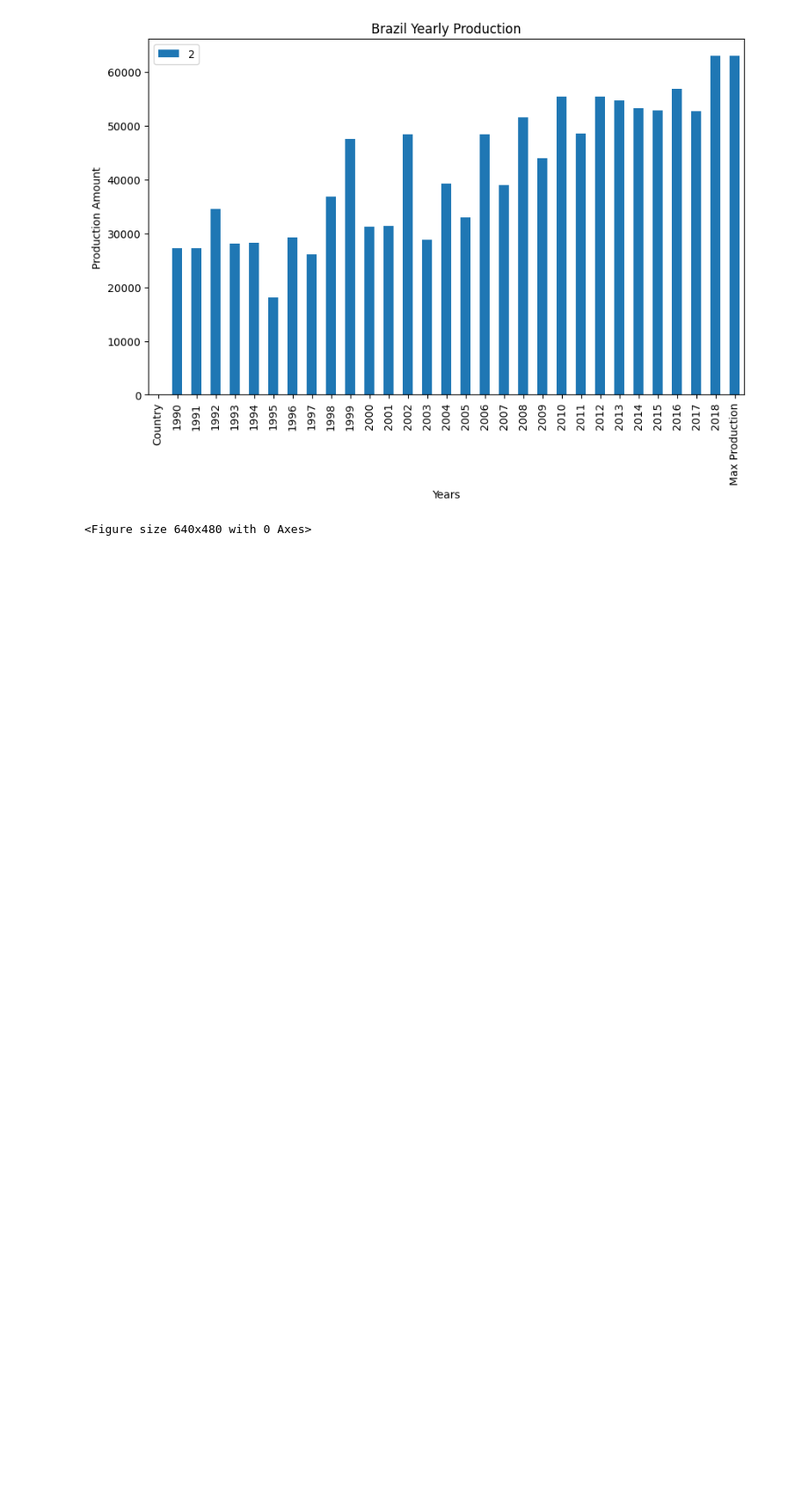
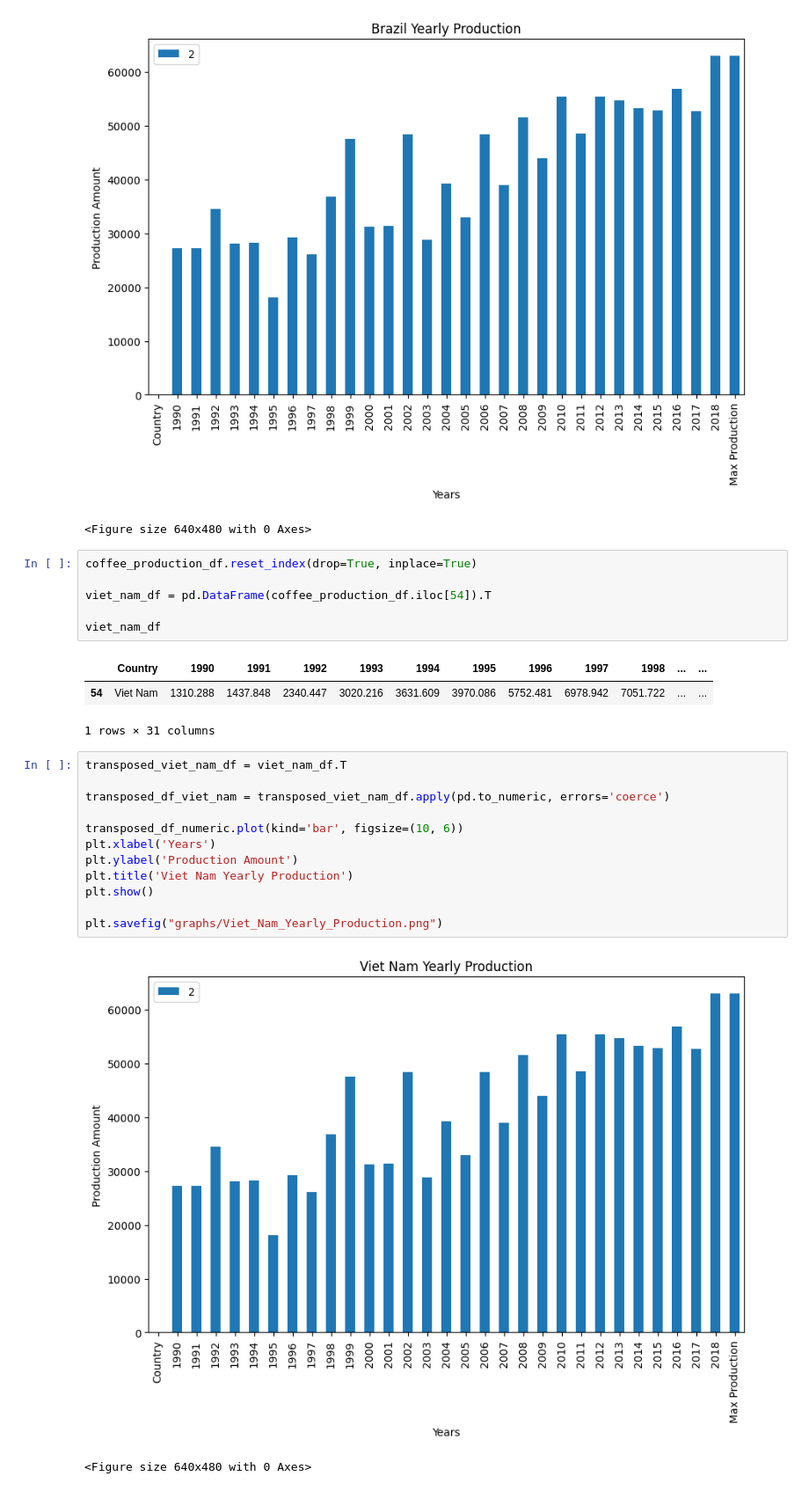
Before and after one commit to colinroberts-data-analytics-portfolio/project1, a Jupyter notebook: Coffee_Production.ipynb, the cells around one changed output. Shown at 88% size. Cells and saved outputs as stored; diff of their text form; blank space fills up the shorter version.

Commit message:
Adding more graphs

```diff
--- a/Coffee_Production.ipynb
+++ b/Coffee_Production.ipynb
@@ -226,3 +226,28 @@ plt.savefig("graphs/Brazil_Yearly_Production.png")
 # %% [output]
 [figure]
 <Figure size 640x480 with 0 Axes>
+# %%
+coffee_production_df.reset_index(drop=True, inplace=True)
+
+viet_nam_df = pd.DataFrame(coffee_production_df.iloc[54]).T
+
+viet_nam_df
+# %% [output]
+|  | Country | 1990 | 1991 | 1992 | 1993 | 1994 | 1995 | 1996 | 1997 | 1998 | ... | ... |
+| 54 | Viet Nam | 1310.288 | 1437.848 | 2340.447 | 3020.216 | 3631.609 | 3970.086 | 5752.481 | 6978.942 | 7051.722 | ... | ... |
+1 rows × 31 columns
+# %%
+transposed_viet_nam_df = viet_nam_df.T
+
+transposed_df_viet_nam = transposed_viet_nam_df.apply(pd.to_numeric, errors='coerce')
+
+transposed_df_numeric.plot(kind='bar', figsize=(10, 6))
+plt.xlabel('Years')
+plt.ylabel('Production Amount')
+plt.title('Viet Nam Yearly Production')
+plt.show()
+
+plt.savefig("graphs/Viet_Nam_Yearly_Production.png")
+# %% [output]
+[figure, added]
+<Figure size 640x480 with 0 Axes>
```
Also changed, not shown: parts of 6 cells of this notebook, 4 other files.
